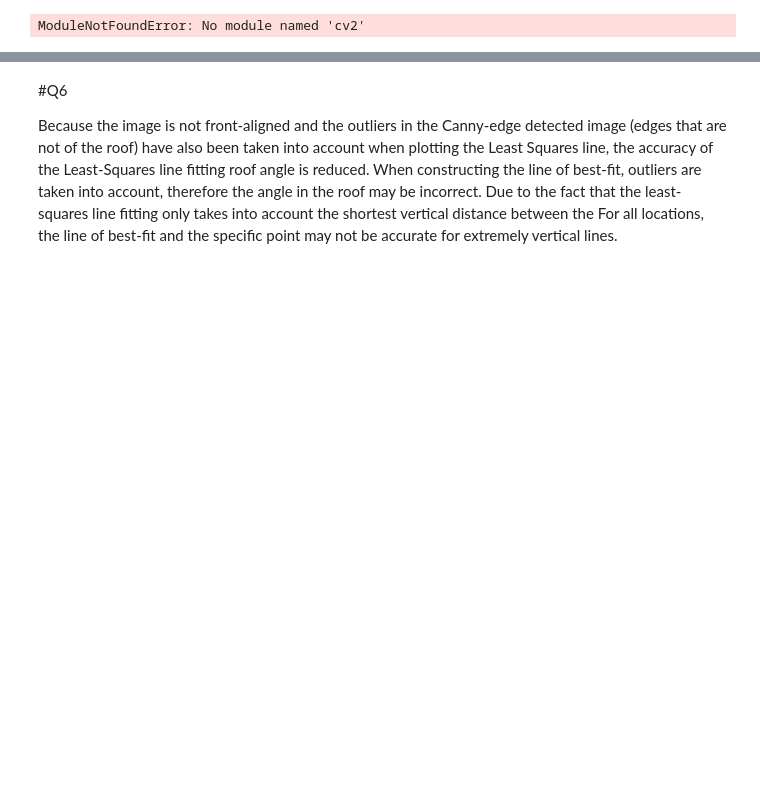
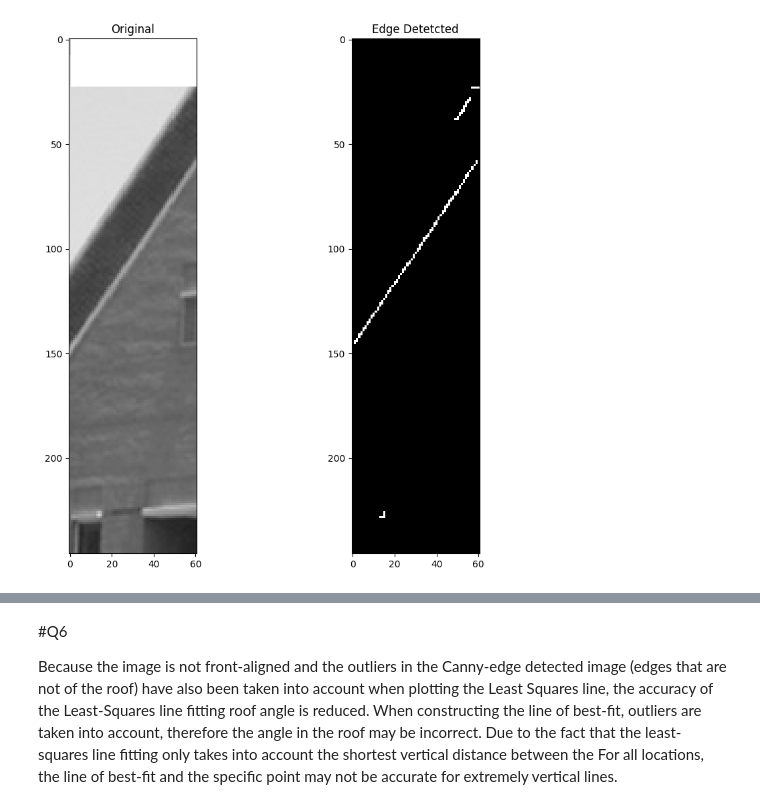
Before and after one commit to watlkumara/Assignment-3, a Jupyter notebook: Assingment 3 D_ENG_21_0029_EE.ipynb, the cells around one changed output, grey strips where cells are left out. Drawn from its saved outputs; the diff is of its cells as text; code cells hidden in the pictures; blank space fills up the shorter version.

```diff
--- a/Assingment 3 D_ENG_21_0029_EE.ipynb
+++ b/Assingment 3 D_ENG_21_0029_EE.ipynb
@@ -1,24 +1,24 @@
 # %%
 #Q1
 
 import numpy as np
 import cv2 as cv
 import matplotlib.pyplot as plt
 
-im = cv.imread('images/building_crop.jpg', cv.IMREAD_GRAYSCALE)
+im = cv.imread('building_crop.jpg', cv.IMREAD_GRAYSCALE)
 assert im is not None
 
 edges = cv.Canny(im, 350, 390)
 
 
 fig, ax = plt.subplots(1,2, figsize=(10,10))
 ax[0].imshow(im, cmap='gray', vmin=0, vmax =250)
 ax[0].set_title('Original')
 ax[1].imshow(edges, cmap='gray', vmin=0, vmax=250)
 ax[1].set_title('Edge Detetcted')
 plt.show()
 # %% [output]
-ModuleNotFoundError: No module named 'cv2'
+[figure, added]
 # %%
 #Q2 , Q3
 
```
Also changed, not shown: parts of 4 cells of this notebook.
